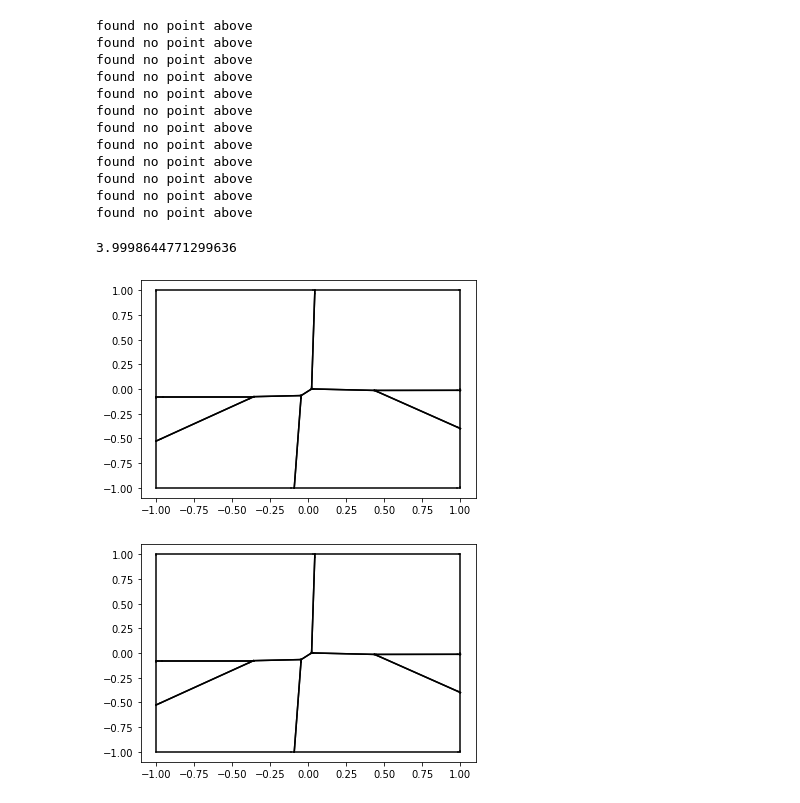
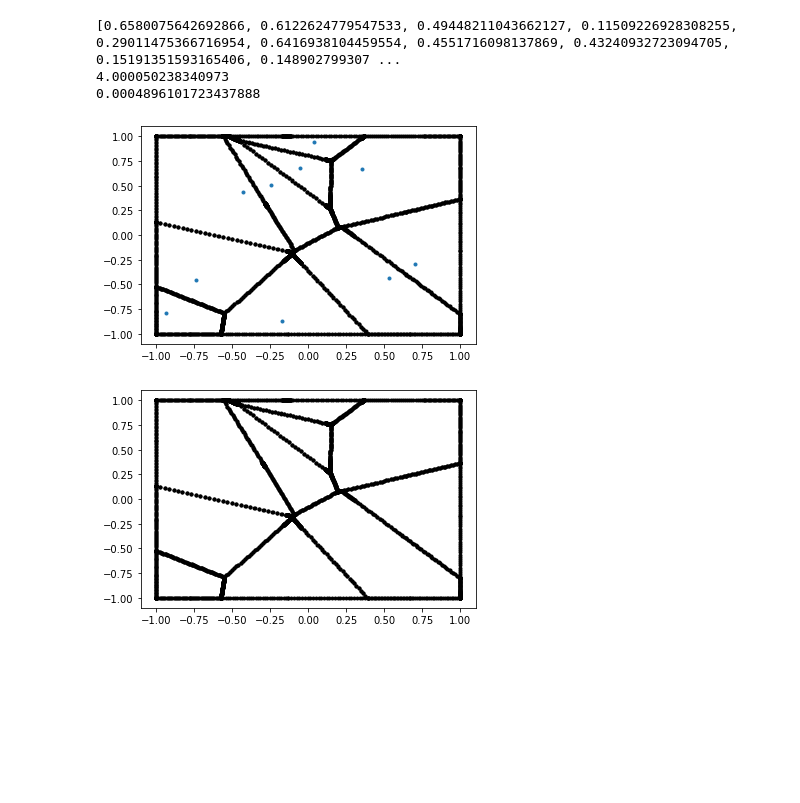
Before and after one commit to mrgt/ot-optics, a Jupyter notebook: ot-metasurfaces.ipynb, the cells around one changed output. Cells and saved outputs as stored; diff of their text form; code cells hidden in the pictures; blank space fills up the shorter version.

```diff
--- a/ot-metasurfaces.ipynb
+++ b/ot-metasurfaces.ipynb
@@ -85,32 +90,25 @@ for z in Z:
 # %%
-N = 1000
+N = 10
 Y = 2*(np.random.rand(N,2)-.5)
-psi = 0*np.ones(N)  + 0.001*np.random.rand(N)
+psi = 0.001*np.random.rand(N)
 beta = 1
-curves = make_laguerre(Y, psi, beta)
+curves = make_laguerre(Y, psi, beta,k=30)
 
 plt.figure()
-plot_laguerre(curves)
+areas = plot_laguerre(curves)
+plt.plot(Y[:,0],Y[:,1],'.')
+print(areas)
+print(np.sum(areas))
 
 
-psi += 0.1
-beta = 1
-curves = make_laguerre(Y, psi, beta)
+psi += 0.2
+curves = make_laguerre(Y, psi, beta, k=30)
 plt.figure()
-plot_laguerre(curves)
+areas2 = plot_laguerre(curves)
+print(np.linalg.norm(np.array(areas)-np.array(areas2))/N)
 # %% [output]
-found no point above
-found no point above
-found no point above
-found no point above
-found no point above
-found no point above
-found no point above
-found no point above
-found no point above
-found no point above
-found no point above
-found no point above
+[0.6580075642692866, 0.6122624779547533, 0.49448211043662127, 0.11509226928308255, 0.29011475366716954, 0.6416938104459554, 0.4551716098137869, 0.43240932723094705, 0.15191351593165406, 0.148902799307 ...
+4.000050238340973
+0.0004896101723437888
-3.9998644771299636
-[figure, old version]
+[figure, new version]
-[figure, old version]
+[figure, new version]
```
Also changed, not shown: parts of 7 cells of this notebook, 6 other files.
